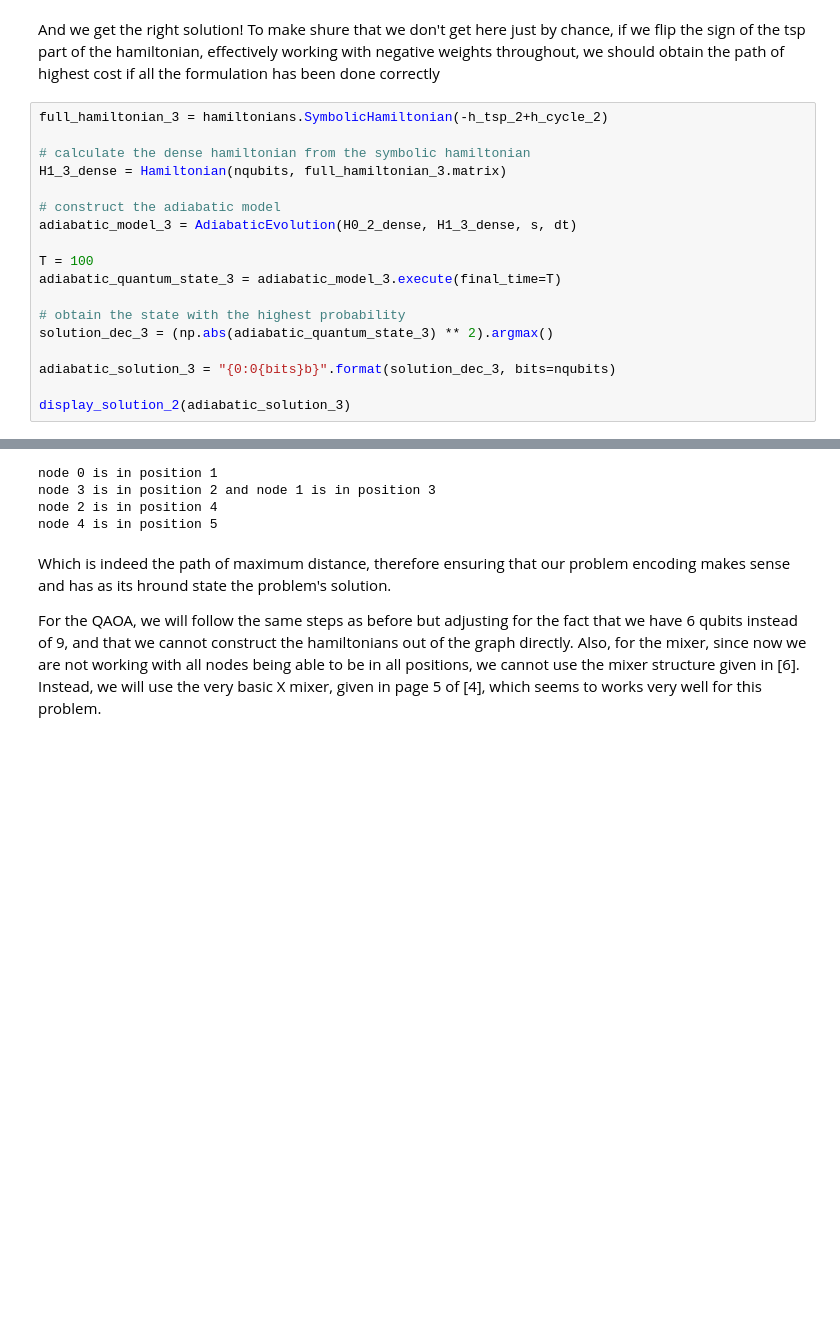
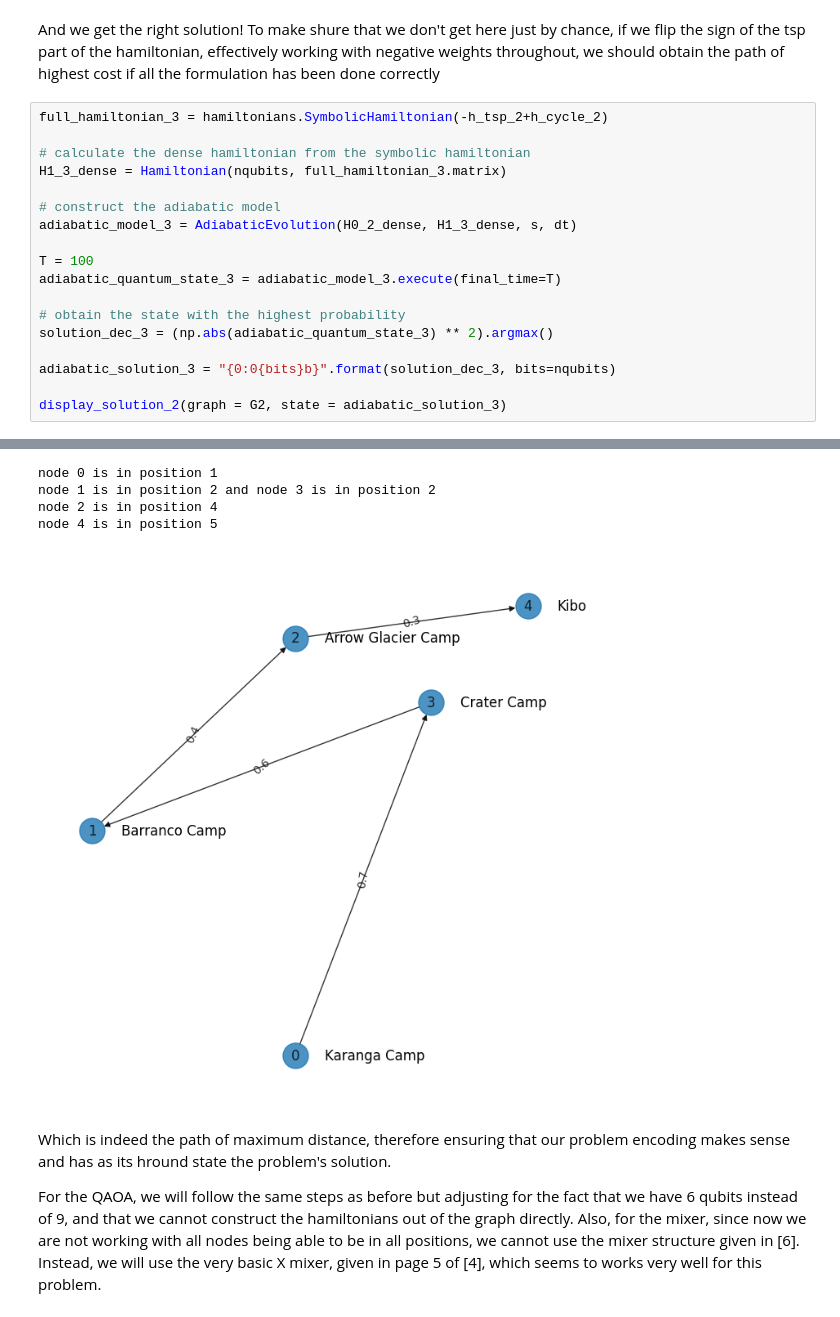
Before and after one commit to pau-torrente/tsp_qilimanjaro_challenge, a Jupyter notebook: TSP_introductory_challenge.ipynb, the cells around one changed output, grey strips where cells are left out. Cells and saved outputs as stored; diff of their text form; blank space fills up the shorter version.

```diff
--- a/TSP_introductory_challenge.ipynb
+++ b/TSP_introductory_challenge.ipynb
@@ -697,5 +812,5 @@ solution_dec_3 = (np.abs(adiabatic_quantum_state_3) ** 2).argmax()
 
 adiabatic_solution_3 = "{0:0{bits}b}".format(solution_dec_3, bits=nqubits)
 
-display_solution_2(adiabatic_solution_3)
+display_solution_2(graph = G2, state = adiabatic_solution_3)
 # %% [output]
@@ -703,7 +818,8 @@ display_solution_2(adiabatic_solution_3)
 node 0 is in position 1
-node 3 is in position 2 and node 1 is in position 3
+node 1 is in position 2 and node 3 is in position 2
 node 2 is in position 4
 node 4 is in position 5
+[figure, added]
 # %% [markdown]
 Which is indeed the path of maximum distance, therefore ensuring that our problem encoding makes sense and has as its hround state the problem's solution.
 
```
Also changed, not shown: parts of 11 cells of this notebook, 1 other file.
